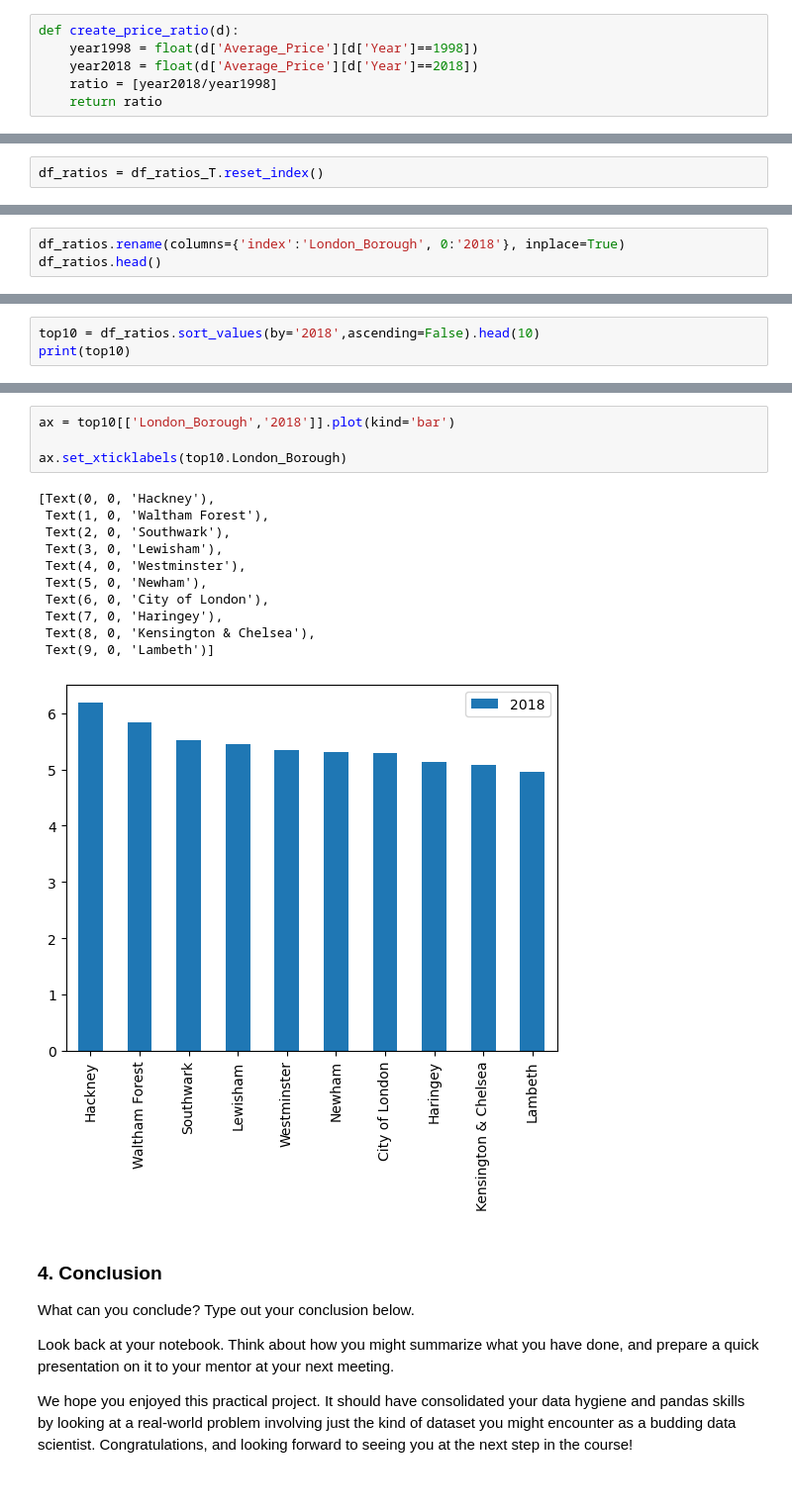
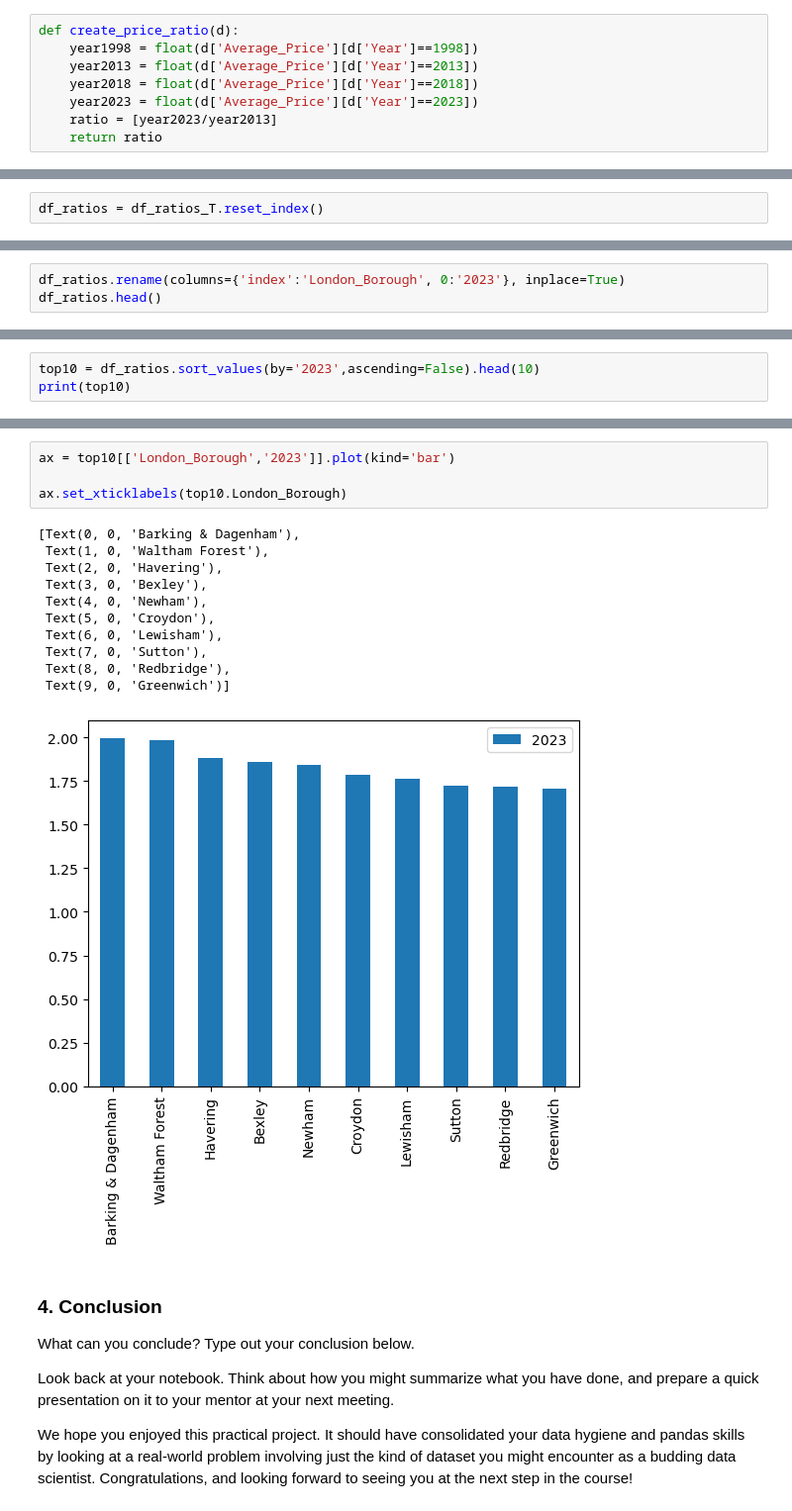
Before and after one commit to bobwoodard/springboard, a Jupyter notebook: London Housing Case Study - Tier 3.ipynb, the cells around one changed output, grey strips where cells are left out. Shown: that part at 99% size. Cells and saved outputs as stored; diff of their text form.

Commit message:
additional changes to update the ratio function date range

```diff
--- a/London Housing Case Study - Tier 3.ipynb
+++ b/London Housing Case Study - Tier 3.ipynb
@@ -522,8 +515,10 @@ Bear in mind: you don't have to write a function like this if you don't want to.
 # %%
 def create_price_ratio(d):
     year1998 = float(d['Average_Price'][d['Year']==1998])
+    year2013 = float(d['Average_Price'][d['Year']==2013])
     year2018 = float(d['Average_Price'][d['Year']==2018])
-    ratio = [year2018/year1998]
+    year2023 = float(d['Average_Price'][d['Year']==2023])
+    ratio = [year2023/year2013]
     return ratio
 # %%
 create_price_ratio(dfg[dfg['London_Borough']=='Brent'])
@@ -562,4 +557,4 @@ df_ratios.head()
 # %%
-df_ratios.rename(columns={'index':'London_Borough', 0:'2018'}, inplace=True)
+df_ratios.rename(columns={'index':'London_Borough', 0:'2023'}, inplace=True)
 df_ratios.head()
 # %% [output]
@@ -572,4 +567,4 @@ df_ratios.head()
 # %%
-top10 = df_ratios.sort_values(by='2018',ascending=False).head(10)
+top10 = df_ratios.sort_values(by='2023',ascending=False).head(10)
 print(top10)
 # %% [output]
@@ -587,19 +582,19 @@ print(top10)
 # %%
-ax = top10[['London_Borough','2018']].plot(kind='bar')
+ax = top10[['London_Borough','2023']].plot(kind='bar')
 
 ax.set_xticklabels(top10.London_Borough)
 # %% [output]
-[Text(0, 0, 'Hackney'),
+[Text(0, 0, 'Barking & Dagenham'),
  Text(1, 0, 'Waltham Forest'),
- Text(2, 0, 'Southwark'),
- Text(3, 0, 'Lewisham'),
- Text(4, 0, 'Westminster'),
- Text(5, 0, 'Newham'),
- Text(6, 0, 'City of London'),
- Text(7, 0, 'Haringey'),
- Text(8, 0, 'Kensington & Chelsea'),
- Text(9, 0, 'Lambeth')]
+ Text(2, 0, 'Havering'),
+ Text(3, 0, 'Bexley'),
+ Text(4, 0, 'Newham'),
+ Text(5, 0, 'Croydon'),
+ Text(6, 0, 'Lewisham'),
+ Text(7, 0, 'Sutton'),
+ Text(8, 0, 'Redbridge'),
+ Text(9, 0, 'Greenwich')]
-[figure, old version]
+[figure, new version]
 # %% [markdown]
 ### 4. Conclusion
 What can you conclude? Type out your conclusion below.
```
Also changed, not shown: parts of 10 cells of this notebook.
